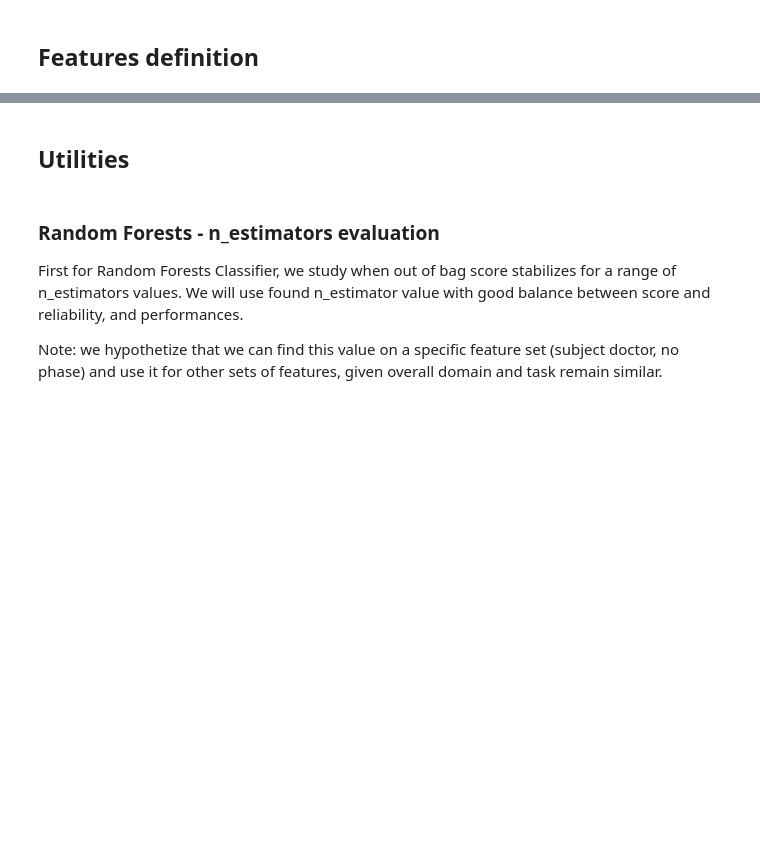
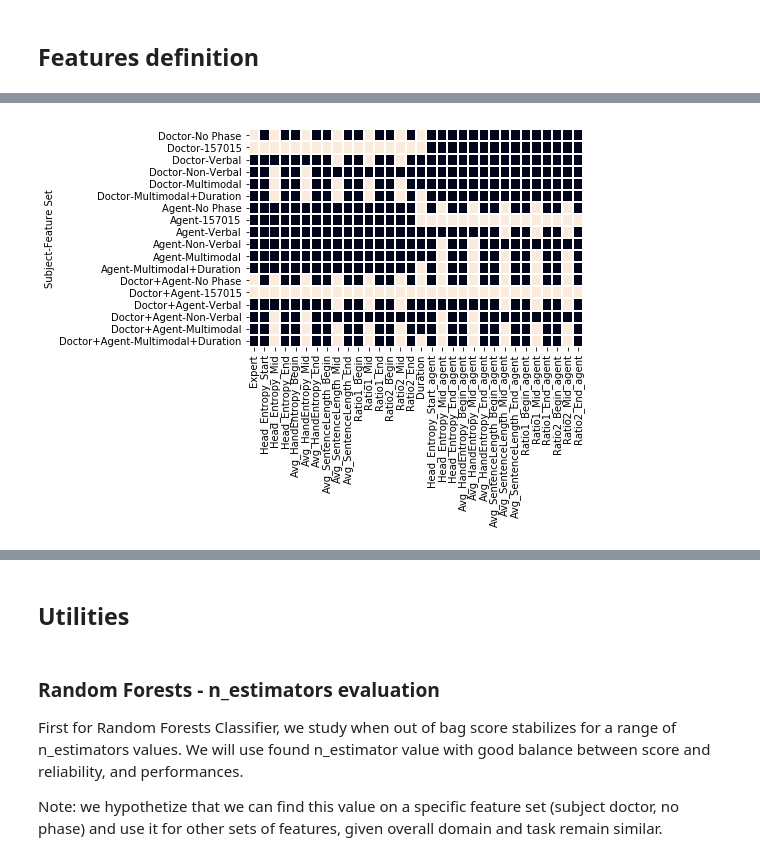
Before and after one commit to jbousque/predictionPresence, a Jupyter notebook: src/Learn.ipynb, the cells around one changed output, grey strips where cells are left out. Drawn from its saved outputs; the diff is of its cells as text; code cells hidden in the pictures; blank space fills up the shorter version.

```diff
--- a/src/Learn.ipynb
+++ b/src/Learn.ipynb
@@ -111,2 +143,15 @@ Loading data - phases split ...
 # %% [markdown]
 ## Features definition
+# %%
+# features including phases
+
+features_df_index = [
+             ['Doctor', 'Agent', 'Doctor+Agent'],
+             ['No Phase', '157015', 'Verbal', 'Non-Verbal', 'Multimodal', 'Multimodal+Duration']
+            ]
+features_df_columns = ['precision', 'f1', 'recall', 'params']
+features_df_multiindex = pd.MultiIndex.from_product(features_df_index,
+                                                  names=['Subject', 'Feature Set'])
+
+features_df = pd.DataFrame(index=features_df_multiindex)
+features_df
@@ -113,46 +207,78 @@ Loading data - phases split ...
 # %%
-# features including phases
+### Optional - (re)initialize features sets if necessary
 
 # todo "Avg_IPUlen_Begin", "Avg_IPUlen_Middle", "Avg_IPUlen_End" removed because of wrong values
-subject_features = ["Expert", "Head_Entropy_Start", "Head_Entropy_Mid", "Head_Entropy_End", "Avg_HandEntropy_Begin",
+#__features = ["Expert", "Head_Entropy_Start", "Head_Entropy_Mid", "Head_Entropy_End", "Avg_HandEntropy_Begin",
+#             "Avg_HandEntropy_Mid", "Avg_HandEntropy_End", "Avg_SentenceLength_Begin", "Avg_SentenceLength_Mid",
+#             "Avg_SentenceLength_End",  "Ratio1_Begin", "Ratio1_Mid", "Ratio1_End", "Ratio2_Begin", "Ratio2_Mid",
+#                    "Ratio2_End", "Duration"]
+subject_features = ['Expert', "Head_Entropy_Start", "Head_Entropy_Mid", "Head_Entropy_End", "Avg_HandEntropy_Begin",
              "Avg_HandEntropy_Mid", "Avg_HandEntropy_End", "Avg_SentenceLength_Begin", "Avg_SentenceLength_Mid",
              "Avg_SentenceLength_End",  "Ratio1_Begin", "Ratio1_Mid", "Ratio1_End", "Ratio2_Begin", "Ratio2_Mid",
                     "Ratio2_End", "Duration"]
+agent_features = [feat+'_agent' for feat in subject_features if feat not in ['Expert', 'Duration']] + ['Duration']
 # not using "Expert" feature for agent features
-agent_features = ["Head_Entropy_Start", "Head_Entropy_Mid", "Head_Entropy_End", "Avg_HandEntropy_Begin",
-             "Avg_HandEntropy_Mid", "Avg_HandEntropy_End", "Avg_SentenceLength_Begin", "Avg_SentenceLength_Mid",
-             "Avg_SentenceLength_End",  "Ratio1_Begin", "Ratio1_Mid", "Ratio1_End", "Ratio2_Begin", "Ratio2_Mid",
-                    "Ratio2_End", "Duration"]
-all_features = subject_features + list(feat+'_agent' for feat in agent_features if feat is not 'Duration')
+#agent_features = subject_features - {"Expert"}
+all_features = subject_features + agent_features[:-1]
+
+features_df = pd.DataFrame(index=features_df_multiindex, columns=all_features)
+
 
 # features - no phase
 
-subject_features_nophase = ["Expert", "Head_Entropy_Mid", "Avg_HandEntropy_Mid", "Avg_SentenceLength_Mid", "Ratio1_Mid",
-                            "Ratio2_Mid", "Duration"]
-agent_features_nophase = ["Head_Entropy_Mid", "Avg_HandEntropy_Mid", "Avg_SentenceLength_Mid", "Ratio1_Mid",
-                            "Ratio2_Mid", "Duration"]
-all_features_nophase = subject_features_nophase + list(feat+'_agent' for feat in agent_features if feat is not 'Duration')
+subject_features_nophase = [feat for feat in subject_features if not (feat.endswith('_Begin')
+                            or feat.endswith('_End') or feat.endswith('_Start'))]
+#["Expert", "Head_Entropy_Mid", "Avg_HandEntropy_Mid", "Avg_SentenceLength_Mid", "Ratio1_Mid",
+#                            "Ratio2_Mid", "Duration"]
+agent_features_nophase = [feat for feat in agent_features if not (feat.endswith('_Begin_agent')
+                            or feat.endswith('_End_agent') or feat.endswith('_Start_agent'))]
+print(agent_features)
+print(agent_features_nophase)
+all_features_nophase = subject_features_nophase + agent_features_nophase[:-1]
 
-# verbal features - no phase
+
+# for modalities verbal, non-verbal etc, we do not consider phases
+# verbal features
 
 subject_features_verbal = ["Avg_SentenceLength_Mid", "Ratio1_Mid", "Ratio2_Mid"]
-agent_features_verbal = ["Avg_SentenceLength_Mid", "Ratio1_Mid", "Ratio2_Mid"]
-all_features_verbal = subject_features_verbal + list(feat+'_agent' for feat in agent_features_verbal)
+agent_features_verbal = [feat+'_agent' for feat in subject_features_verbal]
+all_features_verbal = subject_features_verbal + agent_features_verbal
 
-# non-verbal features - no phase
+# non-verbal features
 
 subject_features_nonverbal = ["Head_Entropy_Mid", "Avg_HandEntropy_Mid"]
-agent_features_nonverbal = ["Head_Entropy_Mid", "Avg_HandEntropy_Mid"]
-all_features_nonverbal = subject_features_nophase + list(feat+'_agent' for feat in agent_features_nonverbal)
+agent_features_nonverbal = [feat+'_agent' for feat in subject_features_nonverbal]
+all_features_nonverbal = subject_features_nonverbal + agent_features_nonverbal
 
 # multimodal features
 
 subject_features_multimodal = subject_features_verbal + subject_features_nonverbal
-agent_features_multimodal = agent_features_verbal + agent_features_nonverbal
-all_features_multimodal = subject_features_multimodal + list(feat+'_agent' for feat in agent_features_multimodal)
+agent_features_multimodal = [feat+'_agent' for feat in subject_features_multimodal]
+all_features_multimodal = subject_features_multimodal + agent_features_multimodal
 
 # multimodal + duration features
 
 subject_features_multimodal_duration = subject_features_multimodal + ['Duration']
 agent_features_multimodal_duration = agent_features_multimodal + ['Duration']
-all_features_multimodal_duration = subject_features_multimodal_duration + list(feat+'_agent' for feat in agent_features_multimodal_duration if feat is not 'Duration')
+all_features_multimodal_duration = subject_features_multimodal_duration + agent_features_multimodal
+
+for feat in features_df.columns:
+    features_df.loc[('Doctor', 'No Phase'), feat] = True if feat in subject_features_nophase else False
+    features_df.loc[('Doctor', '157015'), feat] = True if feat in subject_features else False
+    features_df.loc[('Doctor', 'Verbal'), feat] = True if feat in subject_features_verbal else False
+    features_df.loc[('Doctor', 'Non-Verbal'), feat] = True if feat in subject_features_nonverbal else False
+    features_df.loc[('Doctor', 'Multimodal'), feat] = True if feat in subject_features_multimodal else False
+    features_df.loc[('Doctor', 'Multimodal+Duration'), feat] = True if feat in subject_features_multimodal_duration else False
+    features_df.loc[('Agent', 'No Phase'), feat] = True if feat in agent_features_nophase else False
+    features_df.loc[('Agent', '157015'), feat] = True if feat in agent_features else False
+    features_df.loc[('Agent', 'Verbal'), feat] = True if feat in agent_features_verbal else False
+    features_df.loc[('Agent', 'Non-Verbal'), feat] = True if feat in agent_features_nonverbal else False
+    features_df.loc[('Agent', 'Multimodal'), feat] = True if feat in agent_features_multimodal else False
+    features_df.loc[('Agent', 'Multimodal+Duration'), feat] = True if feat in agent_features_multimodal_duration else False
+    features_df.loc[('Doctor+Agent', 'No Phase'), feat] = True if feat in all_features_nophase else False
+    features_df.loc[('Doctor+Agent', '157015'), feat] = True if feat in all_features else False
+    features_df.loc[('Doctor+Agent', 'Verbal'), feat] = True if feat in all_features_verbal else False
+    features_df.loc[('Doctor+Agent', 'Non-Verbal'), feat] = True if feat in all_features_nonverbal else False
+    features_df.loc[('Doctor+Agent', 'Multimodal'), feat] = True if feat in all_features_multimodal else False
+    features_df.loc[('Doctor+Agent', 'Multimodal+Duration'), feat] = True if feat in all_features_multimodal_duration else False
+# %% [output]
@@ -158,0 +287 @@ all_features_multimodal_duration = subject_features_multimodal_duration + list(f
+[figure, added]
```
Also changed, not shown: parts of 48 cells of this notebook.
